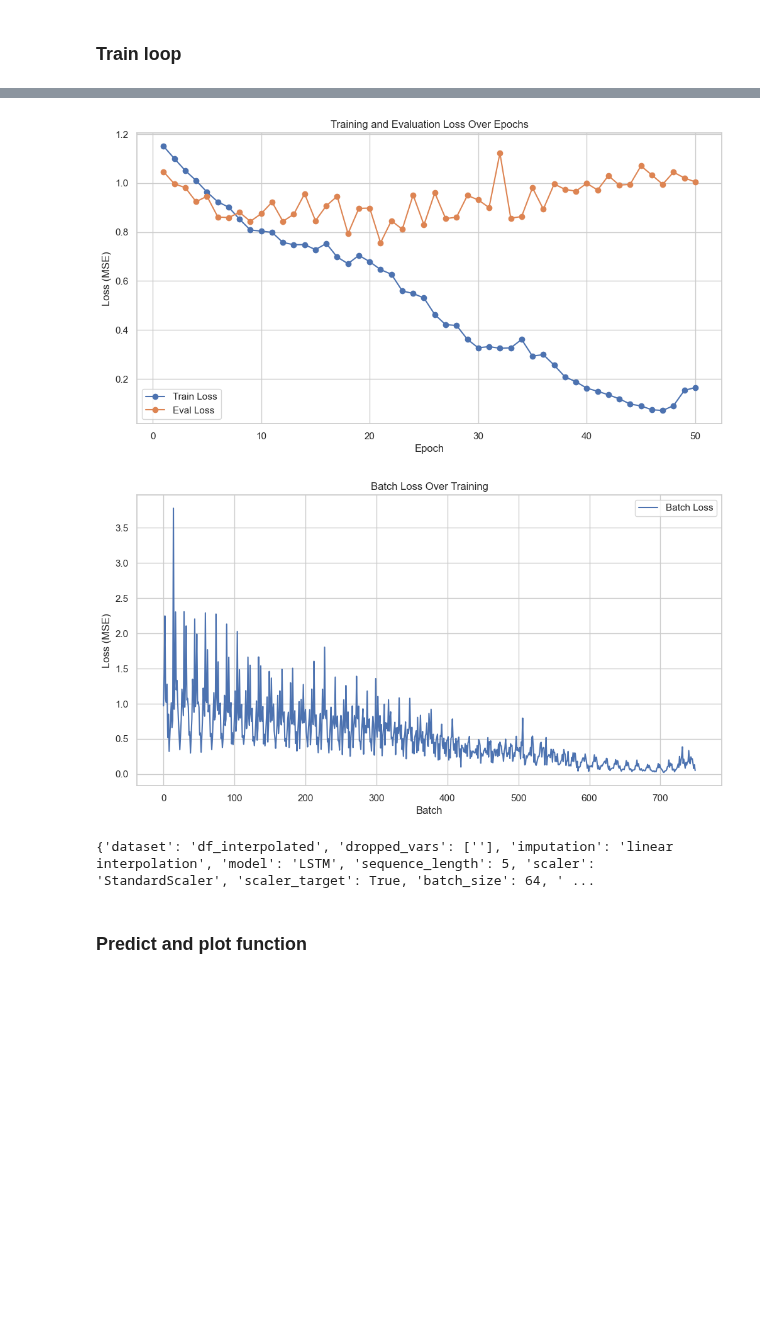
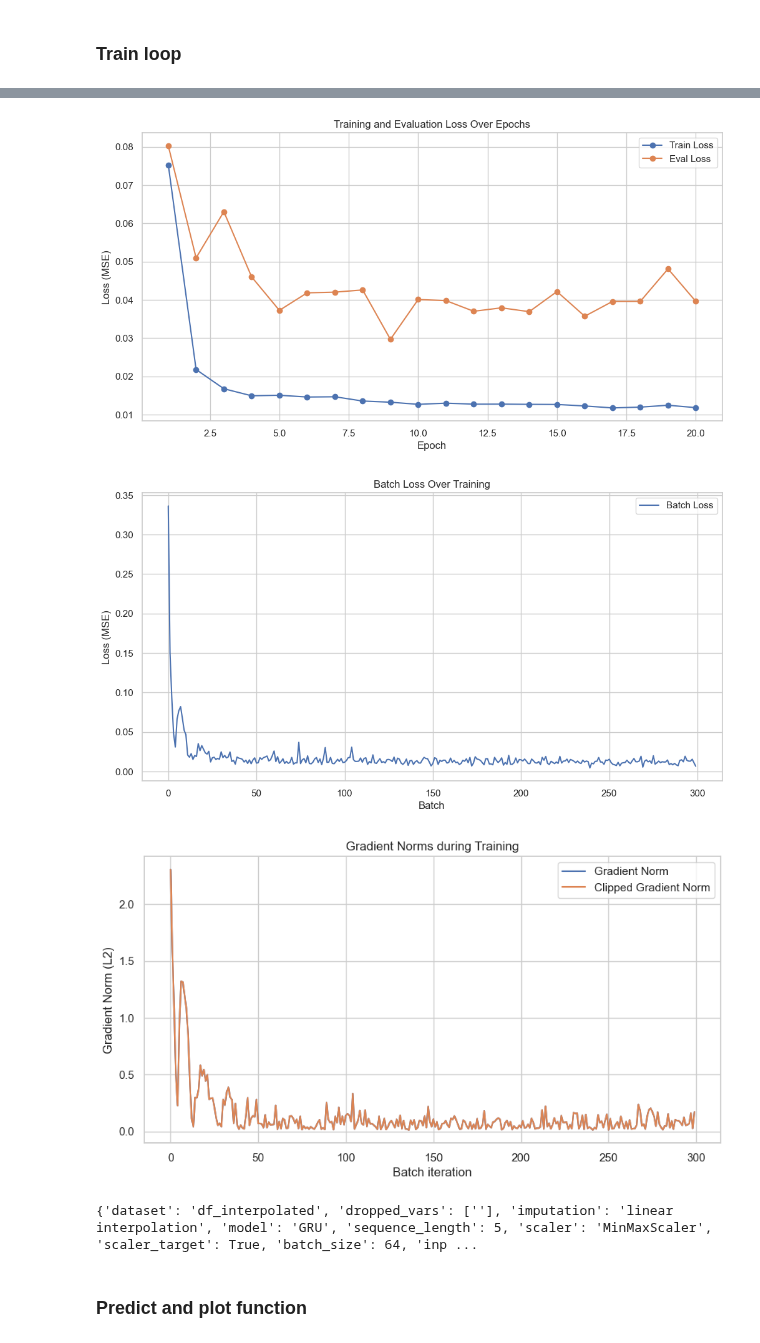
Before and after one commit to matushalak/DMT, a Jupyter notebook: lstm.ipynb, the cells around one changed output, grey strips where cells are left out. Drawn from its saved outputs; the diff is of its cells as text; code cells hidden in the pictures; blank space fills up the shorter version.

```diff
--- a/lstm.ipynb
+++ b/lstm.ipynb
@@ -203,7 +228,8 @@ def normalize(df, scaler=None, scaler_target=None, transform_target=False, scale
     # return df
 
 TRANSFORM_TARGET = True
-SCALER_TYPE = "StandardScaler"
+SCALER_TYPE = "MinMaxScaler"
+# SCALER_TYPE = "StandardScaler"
 # Normalize the training and test data
 train_df_normalized, scaler, scaler_target = normalize(train_df, scaler=None, scaler_target=None, transform_target=TRANSFORM_TARGET, scaler_type=SCALER_TYPE)
 test_df_normalized, _, _ = normalize(test_df, scaler=scaler, scaler_target=scaler_target, transform_target=TRANSFORM_TARGET, scaler_type=SCALER_TYPE)
@@ -238,8 +248,8 @@ train_dataset = MultiParticipantDataset(train_df_normalized, seq_length=seq_leng
 test_dataset = MultiParticipantDataset(test_df_normalized, seq_length=seq_length)
 
 # Create DataLoader
-train_loader = DataLoader(train_dataset, batch_size=batch_size, shuffle=False)
-test_loader = DataLoader(test_dataset, batch_size=batch_size, shuffle=False)
+train_loader = DataLoader(train_dataset, batch_size=batch_size, shuffle=True)
+test_loader = DataLoader(test_dataset, batch_size=batch_size, shuffle=True)
 
 # Check the shape of the data
 print(f"Number of batches in train_loader: {len(train_loader)}")
@@ -284,21 +352,30 @@ class LSTMModel(nn.Module):
 # %%
 # Hyperparameters
 input_dim = len(train_dataset.features)  # e.g., 24
-hidden_dim = 256             # Number of LSTM units
+hidden_dim = 64             # Number of LSTM units
 num_layers = 2
 output_dim = 1                   # For regression (predicting a single value)
-num_epochs = 50
+num_epochs = 20
 learning_rate = 0.001
+dropout = 0.2
 
 # Initialize model, loss function, and optimizer
-model = LSTMModel(input_dim, hidden_dim, num_layers, output_dim)
+# model = LSTMModel(input_dim, hidden_dim, num_layers, output_dim)
+model = LSTMModel2(input_dim, hidden_dim, num_layers, output_dim, dropout)
+# model = GRUModel(input_dim, hidden_dim, num_layers, output_dim, dropout)
+
+model = model.to(mps_device)
+
 criterion = nn.MSELoss()
-optimizer = optim.Adam(model.parameters(), lr=learning_rate, weight_decay=1e-5)
+optimizer = optim.Adam(model.parameters(), lr=learning_rate) # weight_decay=1e-5)
 
 # Prepare lists to store loss values for plotting
 train_epoch_losses = []
 eval_epoch_losses = []
 batch_losses = []
+grad_norms = []  # list to store gradient norms for each batch
+clipped_grad_norms = []  # list to store clipped gradient norms for each batch
+
 
 # Training and evaluation loop
 for epoch in range(num_epochs):
@@ -308,6 +385,9 @@ for epoch in range(num_epochs):
     # --- Training ---
     for batch in train_loader:
         x_features, x_id, y = batch  # x_features: [batch, seq_length, input_dim]
+        x_features = x_features.to(mps_device)
+        x_id = x_id.to(mps_device)
+        y = y.to(mps_device)  # y: [batch, output_dim]
 
         # Forward pass
         outputs = model(x_features)  # outputs shape: [batch, output_dim]
@@ -318,6 +398,27 @@ for epoch in range(num_epochs):
         # Backprop and optimization
         optimizer.zero_grad()
         loss.backward()
+
+        # Compute total gradient norm
+        total_norm = 0.0
+        for p in model.parameters():
+            if p.grad is not None:
+                param_norm = p.grad.data.norm(2)
+                total_norm += param_norm.item() ** 2
+        total_norm = total_norm ** 0.5
+        grad_norms.append(total_norm)
+        # Clip gradients
+        # torch.nn.utils.clip_grad_norm_(model.parameters(), max_norm=1)  # or another max_norm value
+
+        # Compute clipped gradient norm
+        clipped_grad_norm = 0.0
+        for p in model.parameters():
+            if p.grad is not None:
+                param_norm = p.grad.data.norm(2)
+                clipped_grad_norm += param_norm.item() ** 2
+        clipped_grad_norm = clipped_grad_norm ** 0.5
+        clipped_grad_norms.append(clipped_grad_norm)
+
         optimizer.step()
 
         train_loss_epoch += loss.item()
@@ -331,6 +432,9 @@ for epoch in range(num_epochs):
     with torch.no_grad():
         for batch in test_loader:
             x_features, x_id, y = batch
+            x_features = x_features.to(mps_device)
+            x_id = x_id.to(mps_device)
+            y = y.to(mps_device)
             outputs = model(x_features)
             loss = criterion(outputs.squeeze(), y)
             eval_loss_epoch += loss.item()
@@ -360,6 +464,16 @@ plt.title("Batch Loss Over Training")
 plt.legend()
 plt.show()
 
+# plot gradient norms
+plt.figure(figsize=(10, 5))
+plt.plot(grad_norms)
+plt.plot(clipped_grad_norms)
+plt.legend(["Gradient Norm", "Clipped Gradient Norm"])
+plt.xlabel("Batch iteration")
+plt.ylabel("Gradient Norm (L2)")
+plt.title("Gradient Norms during Training")
+plt.show()
+
 
 
 # append the csv with hyperparameters and losses
@@ -367,7 +481,7 @@ hyperparameters = {
     "dataset": dataset_name,
     "dropped_vars": dropped_vars,
     "imputation": imputation,
-    "model": "LSTM",
+    "model": "GRU",
     "sequence_length": seq_length,
     "scaler": SCALER_TYPE,
     "scaler_target": TRANSFORM_TARGET,
@@ -376,6 +490,7 @@ hyperparameters = {
     "hidden_dim": hidden_dim,
     "num_layers": num_layers,
     "output_dim": output_dim,
+    "dropout": dropout,
     "num_epochs": num_epochs,
     "learning_rate": learning_rate,
     "train_loss": train_epoch_losses[-1],
@@ -385,9 +500,9 @@ hyperparameters = {
 }
 print(hyperparameters)
 hyperparameters_df = pd.DataFrame([hyperparameters])
-if not os.path.exists("tables/hyperparameters.csv"):
+if not os.path.exists("tables/hyperparameters2.csv"):
     # create the csv with the hyperparameters
-    hyperparameters_df.to_csv("tables/hyperparameters.csv", index=False)
+    hyperparameters_df.to_csv("tables/hyperparameters2.csv", index=False)
 hyperparameters_df = pd.DataFrame([hyperparameters])
-hyperparameters_df.to_csv("tables/hyperparameters.csv", mode='a', header=False, index=False)
+hyperparameters_df.to_csv("tables/hyperparameters2.csv", mode='a', header=False, index=False)
 # %% [output]
@@ -411,6 +529,7 @@ Epoch [50/50], Train Loss: 0.1640, Eval Loss: 1.0050
-[figure, old version]
+[figure, new version]
-[figure, old version]
+[figure, new version]
+[figure, added]
-{'dataset': 'df_interpolated', 'dropped_vars': [''], 'imputation': 'linear interpolation', 'model': 'LSTM', 'sequence_length': 5, 'scaler': 'StandardScaler', 'scaler_target': True, 'batch_size': 64, ' ...
+{'dataset': 'df_interpolated', 'dropped_vars': [''], 'imputation': 'linear interpolation', 'model': 'GRU', 'sequence_length': 5, 'scaler': 'MinMaxScaler', 'scaler_target': True, 'batch_size': 64, 'inp ...
 # %% [markdown]
 ### Predict and plot function
 # %%
```
Also changed, not shown: parts of 8 cells of this notebook, 2 other files.
